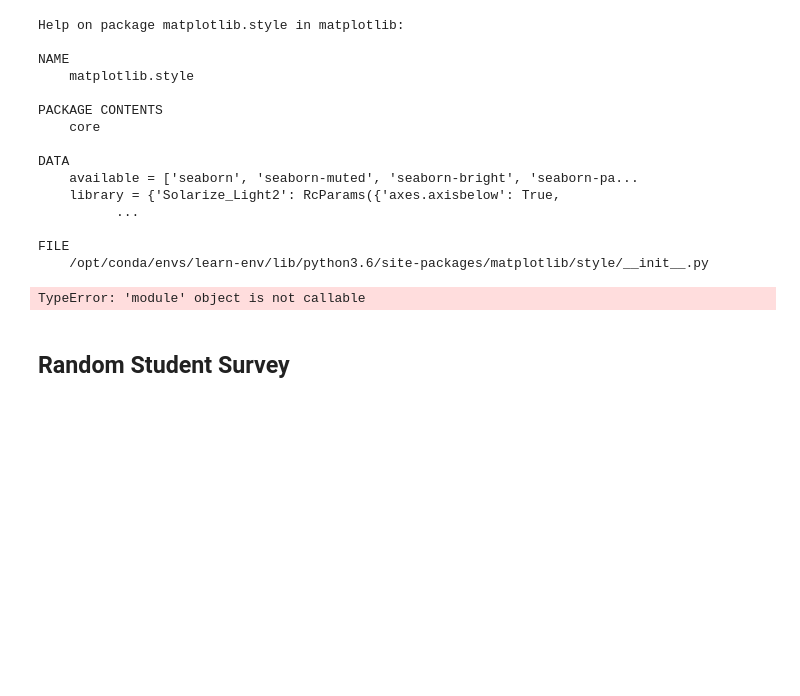
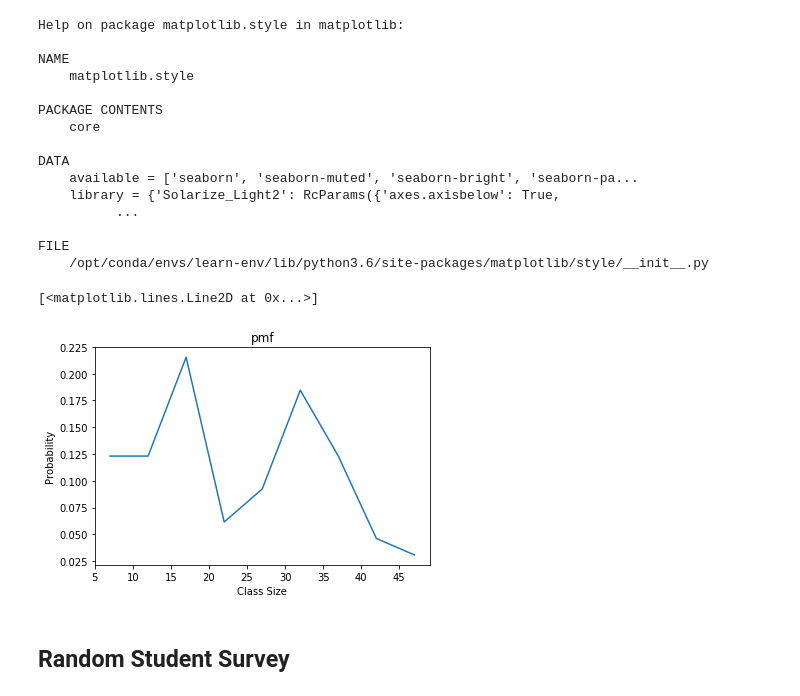
Before and after one commit to AR3441/dsc-1-09-07-the-probability-mass-function-lab-nyc-ds-career-031119, a Jupyter notebook: index.ipynb, the cells around one changed output. Saved outputs shown, nothing was run; the diff lists cells and outputs as text; code cells hidden in the pictures; blank space fills up the shorter version.

```diff
--- a/index.ipynb
+++ b/index.ipynb
@@ -127,12 +127,13 @@ FILE
 # %%
 import matplotlib.pyplot as plt
 plt.figure
 plt.xlabel('Class Size')
 plt.ylabel('Probability')
-plt.title('P')
+plt.title('pmf')
 plt.plot(sizes, pmf)
 # %% [output]
-TypeError: 'module' object is not callable
+[<matplotlib.lines.Line2D at 0x...>]
+[figure, added]
 # %% [markdown]
 ## Random Student Survey
 # %% [markdown]
```
